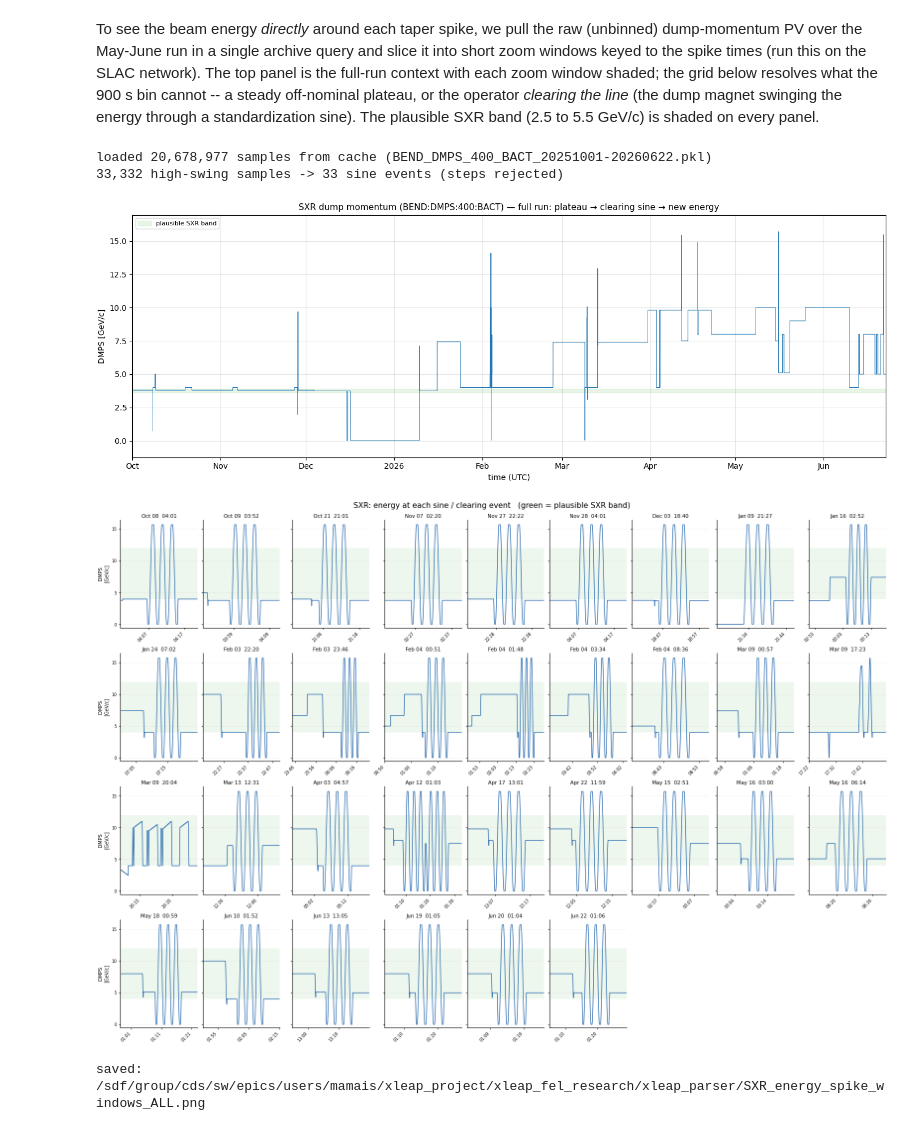
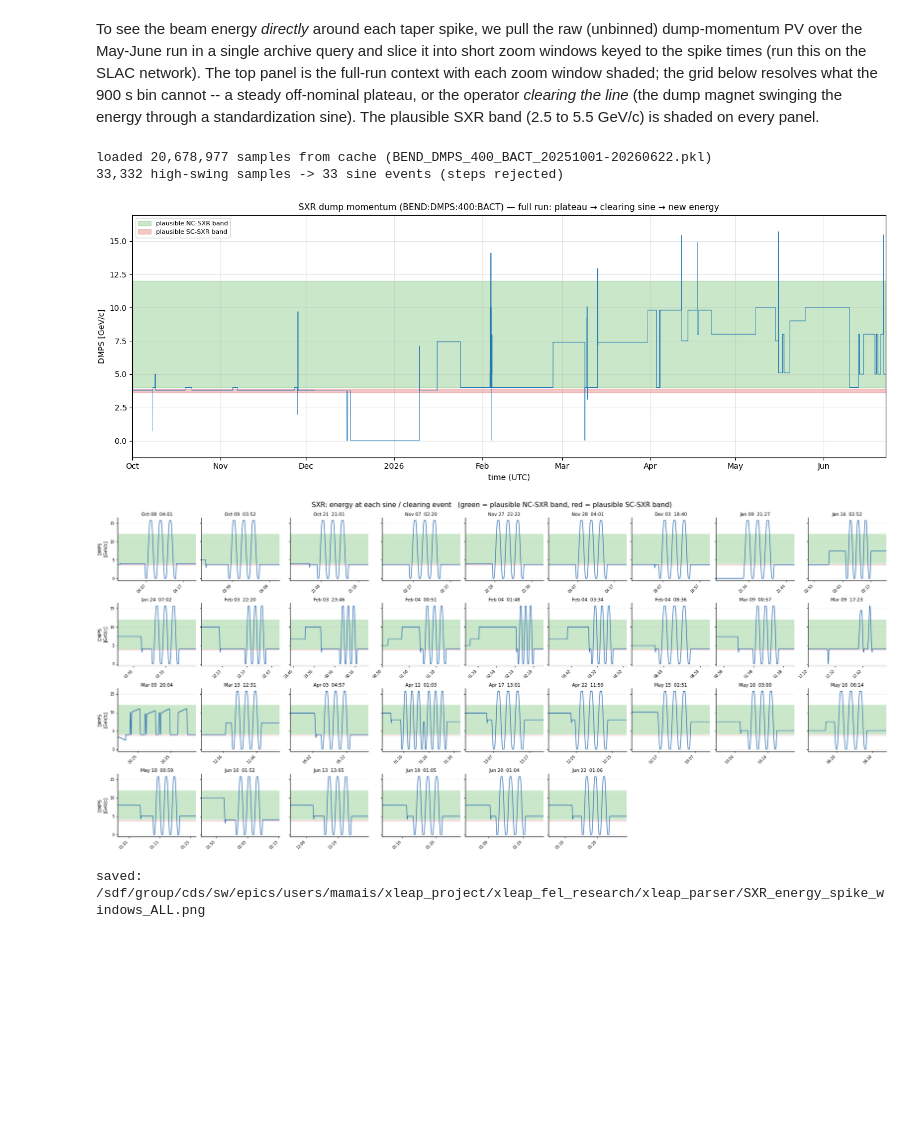
Before and after one commit to scala-anon/xleap_fel_research, a Jupyter notebook: xleap_parser/XLEAP_detector2.ipynb, the cells around one changed output. Saved outputs shown, nothing was run; the diff lists cells and outputs as text; code cells hidden in the pictures; blank space fills up the shorter version.

```diff
--- a/xleap_parser/XLEAP_detector2.ipynb
+++ b/xleap_parser/XLEAP_detector2.ipynb
@@ -552,7 +552,6 @@ from matplotlib.ticker import MaxNLocator
 df = timeline_frame(xleap_timeline(store, line=LINE)).sort_index()
 df["energy"]   = store.series(LINE.momentum_pv).reindex(df.index)
 df["clearing"] = df["energy_implausible"] | df["energy_unsteady"]   # operator clearing / off-nominal
-lo, hi = 3.65, 3.9                                                    # plausible SXR band (the gate)
 PERIOD_GAP = pd.Timedelta("30D")
 periods = [g for _, g in df.groupby((df.index.to_series().diff() > PERIOD_GAP).cumsum())]
 tmax = np.nanmax(df["taper"]); umax = int(df["n_und"].max()) + 1; emax = np.nanmax(df["energy"]) * 1.1
@@ -569,7 +568,8 @@ for i, g in enumerate(periods):
     axu.set_ylim(0, umax); axu.yaxis.set_major_locator(MaxNLocator(integer=True))
     axu.set_ylabel("Lasing\nundulators", color="tab:orange")
     axe.plot(g.index, g["energy"], color="tab:green", lw=1, drawstyle="steps-mid")
-    axe.axhspan(lo, hi, color="tab:green", alpha=0.12); axe.set_ylim(0, emax)   # plausible band
+    ax.axhspan(4, 12, color="tab:green", alpha=0.12); axe.set_ylim(0, emax)   # plausible band
+    ax.axhspan(3.65, 3.9, color="tab:red", alpha=0.12);axe.set_ylim(0, emax)   # operator clearing band
     axe.set_ylabel("Energy\n[GeV/c]", color="tab:green")
     for ax in (axt, axu, axe): ax.grid(True, axis="y", alpha=0.3)
     loc = mdates.AutoDateLocator(); axe.xaxis.set_major_locator(loc)
@@ -791,7 +791,8 @@ except Exception:
 
 step = max(1, len(s) // 20000)              # thin the overview; detection still uses full-res s
 ax.plot(s.index[::step], s.values[::step], lw=0.7, color="tab:blue", rasterized=True)
-ax.axhspan(3.65, 3.9, color="tab:green", alpha=0.10, label="plausible SXR band")
+ax.axhspan(4, 12, color="tab:green", alpha=0.25, label="plausible NC-SXR band")
+ax.axhspan(3.65, 3.9, color="tab:red", alpha=0.25, label="plausible SC-SXR band")
 ax.set_xlim(s.index.min(), s.index.max())
 ax.margins(y=0.08)
 ax.set_title(f"{LINE.name} dump momentum ({PV}) — full run: plateau → clearing sine → new energy",
@@ -807,7 +808,7 @@ plt.show()
 # %% [output]
 loaded 20,678,977 samples from cache (BEND_DMPS_400_BACT_20251001-20260622.pkl)
 33,332 high-swing samples -> 33 sine events (steps rejected)
-[figure, old version]
+[figure, new version]
 # %%
 import numpy as np
 import pandas as pd
@@ -831,36 +832,37 @@ nrow = int(np.ceil(len(windows) / ncol))
 fig, axes = plt.subplots(nrow, ncol, figsize=(2.0 * ncol, 2.0 * nrow),
                          constrained_layout=True, sharey=True, squeeze=False,
                          num=f"{LINE.name} energy spike zoom", clear=True)
 axes = axes.ravel()
 
 for k, ((name, zlo, zhi), c) in enumerate(zip(windows, colors)):        # one panel per sine event
     ax = axes[k]
     z = s.loc[zlo - LEAD:zhi]
-    ax.axhspan(4, 12, color="tab:green", alpha=0.08, lw=0)
+    ax.axhspan(4, 12, color="tab:green", alpha=0.25, lw=0)
+    ax.axhspan(3.65, 3.9, color="tab:red", alpha=0.25, lw=0)
     ax.plot(z.index, z.values, lw=1.0, color=LINE_COLOR, solid_capstyle="round")
     ax.set_title(f"{zlo:%b %d  %H:%M}", fontsize=7.5, pad=3)
     ax.set_ylim(-0.5, 16.5); ax.set_yticks([0, 5, 10, 15])
     ax.margins(x=0)
     ax.grid(axis="y", alpha=0.2, lw=0.5)
     ax.tick_params(labelsize=6, length=2)
     ax.xaxis.set_major_locator(time_locator(z))
     ax.xaxis.set_major_formatter(mdates.DateFormatter("%H:%M"))
     for lbl in ax.get_xticklabels():
         lbl.set_rotation(45); lbl.set_ha("right")
     for spine in ("top", "right"):
         ax.spines[spine].set_visible(False)
 
 for r in range(nrow):                       # y-label once per row (sharey hides inner ticks)
     axes[r * ncol].set_ylabel("DMPS\n[GeV/c]", fontsize=7)
 
 for ax in axes[len(windows):]:              # hide unused trailing panels
     ax.set_visible(False)
 
-fig.suptitle(f"{LINE.name}: energy at each sine / clearing event   (green = plausible SXR band)",
+fig.suptitle(f"{LINE.name}: energy at each sine / clearing event   (green = plausible NC-SXR band, red = plausible SC-SXR band)",
              fontsize=11)
 plt.show()
 # %% [output]
-[figure, old version]
+[figure, new version]
 # %%
 from pathlib import Path
 import numpy as np
```
Also changed, not shown: parts of 2 cells of this notebook.
